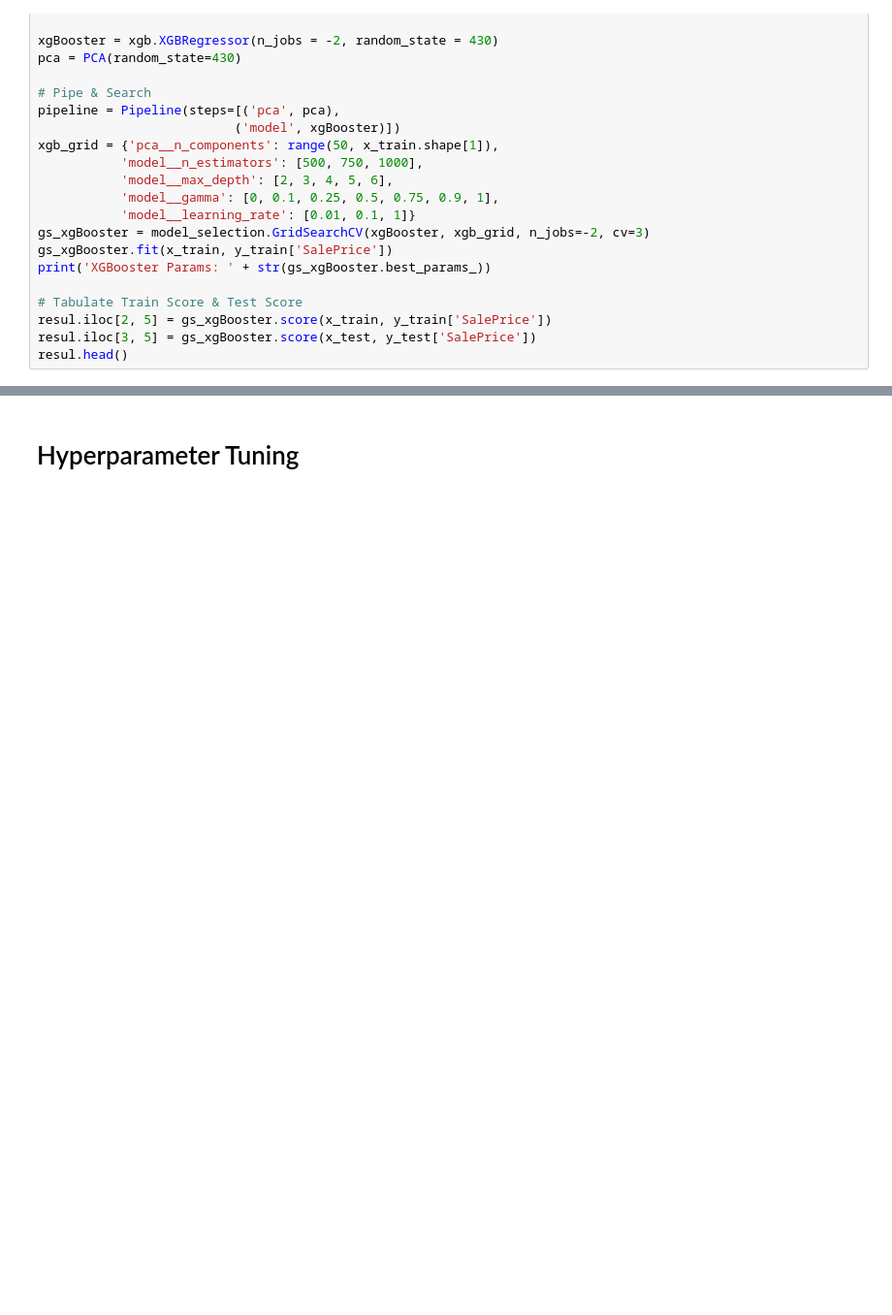
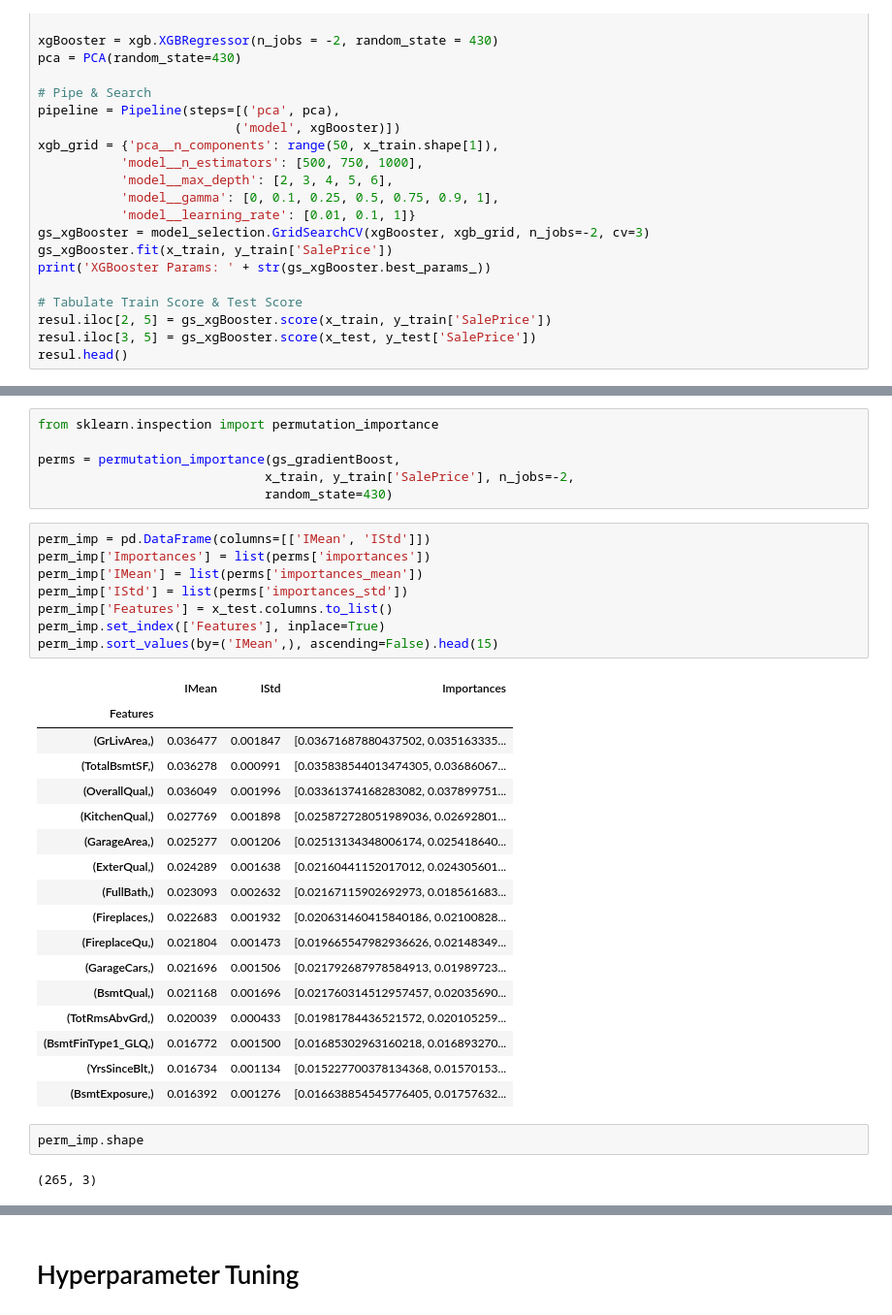
Before and after one commit to BaroqBard/IowaHousingPredictions, a Jupyter notebook: Iowa Housing Project - II. Modeling & Analysis.ipynb, the cells around one changed output, grey strips where cells are left out. Shown at 97% size. Saved outputs shown, nothing was run; the diff lists cells and outputs as text; blank space fills up the shorter version.

```diff
--- a/Iowa Housing Project - II. Modeling & Analysis.ipynb
+++ b/Iowa Housing Project - II. Modeling & Analysis.ipynb
@@ -360,0 +427,36 @@ pickle.dump(gs_gradientBoost, open(f'./gsgradient.pkl', 'wb'))
+# %%
+from sklearn.inspection import permutation_importance
+
+perms = permutation_importance(gs_gradientBoost,
+                              x_train, y_train['SalePrice'], n_jobs=-2,
+                              random_state=430)
+# %%
+perm_imp = pd.DataFrame(columns=[['IMean', 'IStd']])
+perm_imp['Importances'] = list(perms['importances'])
+perm_imp['IMean'] = list(perms['importances_mean'])
+perm_imp['IStd'] = list(perms['importances_std'])
+perm_imp['Features'] = x_test.columns.to_list()
+perm_imp.set_index(['Features'], inplace=True)
+perm_imp.sort_values(by=('IMean',), ascending=False).head(15)
+# %% [output]
+|  | IMean | IStd | Importances |
+| Features |  |  |  |
+| (GrLivArea,) | 0.036477 | 0.001847 | [0.03671687880437502, 0.035163335... |
+| (TotalBsmtSF,) | 0.036278 | 0.000991 | [0.035838544013474305, 0.03686067... |
+| (OverallQual,) | 0.036049 | 0.001996 | [0.03361374168283082, 0.037899751... |
+| (KitchenQual,) | 0.027769 | 0.001898 | [0.025872728051989036, 0.02692801... |
+| (GarageArea,) | 0.025277 | 0.001206 | [0.02513134348006174, 0.025418640... |
+| (ExterQual,) | 0.024289 | 0.001638 | [0.02160441152017012, 0.024305601... |
+| (FullBath,) | 0.023093 | 0.002632 | [0.02167115902692973, 0.018561683... |
+| (Fireplaces,) | 0.022683 | 0.001932 | [0.020631460415840186, 0.02100828... |
+| (FireplaceQu,) | 0.021804 | 0.001473 | [0.019665547982936626, 0.02148349... |
+| (GarageCars,) | 0.021696 | 0.001506 | [0.021792687978584913, 0.01989723... |
+| (BsmtQual,) | 0.021168 | 0.001696 | [0.021760314512957457, 0.02035690... |
+| (TotRmsAbvGrd,) | 0.020039 | 0.000433 | [0.01981784436521572, 0.020105259... |
+| (BsmtFinType1_GLQ,) | 0.016772 | 0.001500 | [0.01685302963160218, 0.016893270... |
+| (YrsSinceBlt,) | 0.016734 | 0.001134 | [0.015227700378134368, 0.01570153... |
+| (BsmtExposure,) | 0.016392 | 0.001276 | [0.016638854545776405, 0.01757632... |
+# %%
+perm_imp.shape
+# %% [output]
+(265, 3)
```
Also changed, not shown: parts of 15 cells of this notebook.
